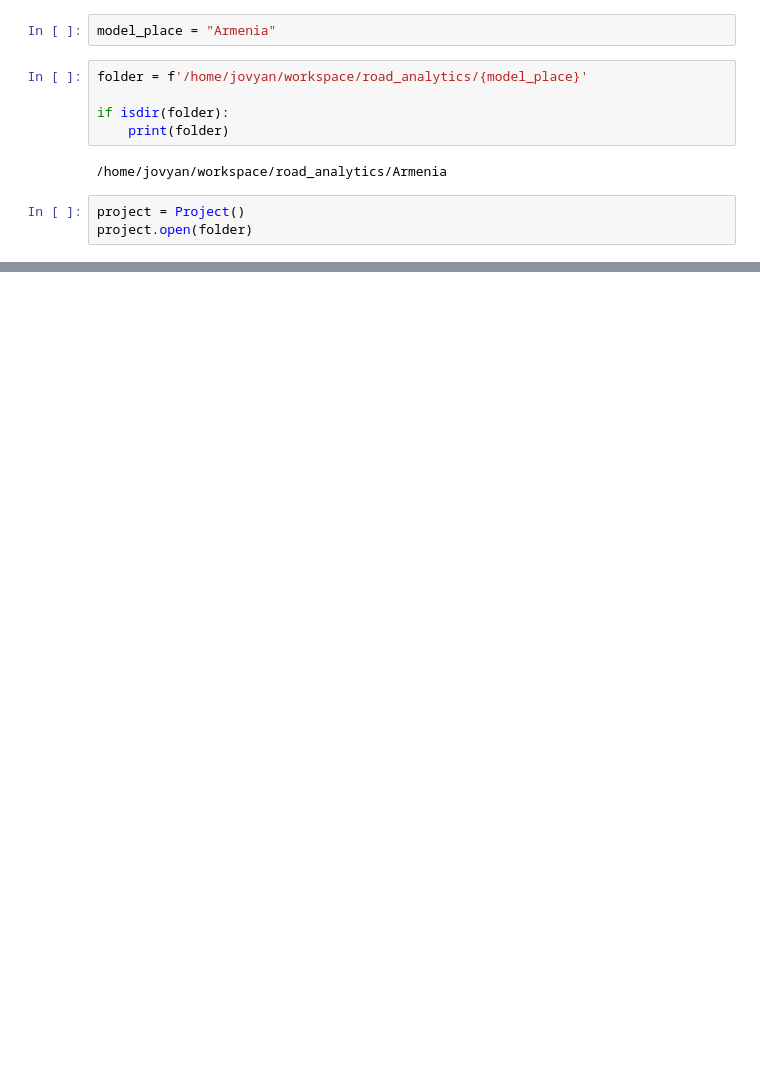
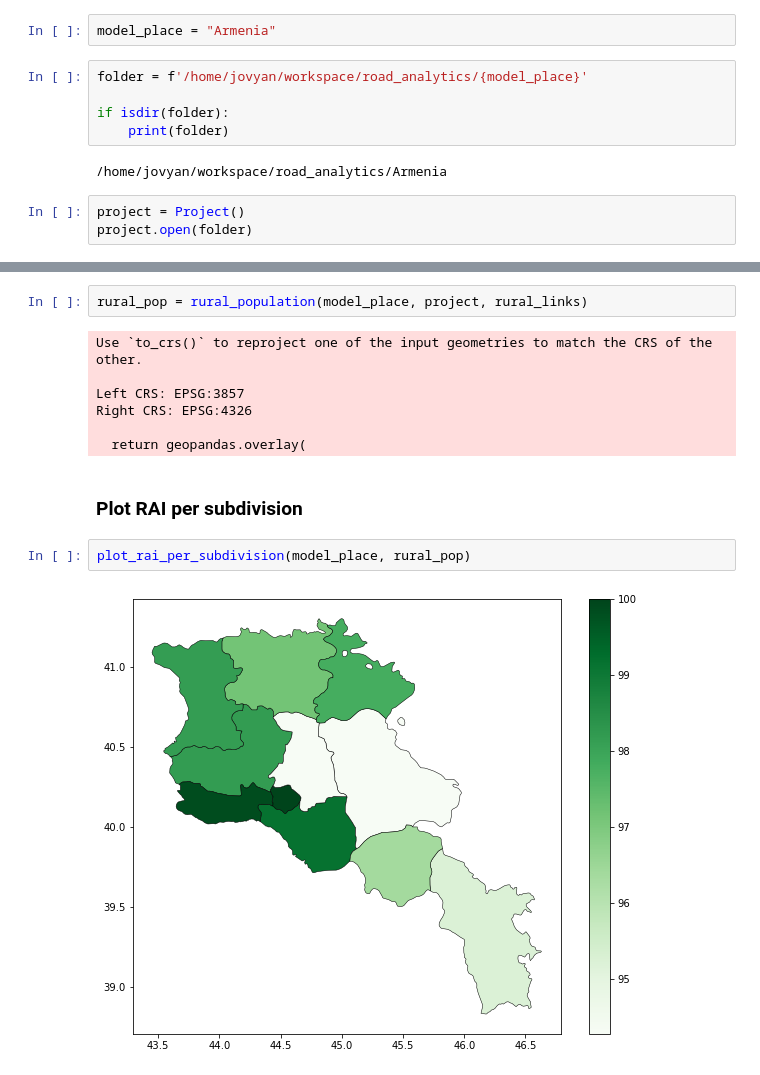
Before and after one commit to pedrocamargo/road_analytics, a Jupyter notebook: notebooks/Rural_Access_Index.ipynb, the cells around one changed output, grey strips where cells are left out. Cells and saved outputs as stored; diff of their text form; blank space fills up the shorter version.

```diff
--- a/notebooks/Rural_Access_Index.ipynb
+++ b/notebooks/Rural_Access_Index.ipynb
@@ -46,0 +45,15 @@ DriverError: Unable to open /home/jovyan/workspace/road_analytics/model/urban_ar
+# %%
+rural_pop = rural_population(model_place, project, rural_links)
+# %% [output]
+Use `to_crs()` to reproject one of the input geometries to match the CRS of the other.
+
+Left CRS: EPSG:3857
+Right CRS: EPSG:4326
+
+  return geopandas.overlay(
+# %% [markdown]
+### Plot RAI per subdivision
+# %%
+plot_rai_per_subdivision(model_place, rural_pop)
+# %% [output]
+[figure, added]
```
Also changed, not shown: parts of 18 cells of this notebook, 10 other files.
